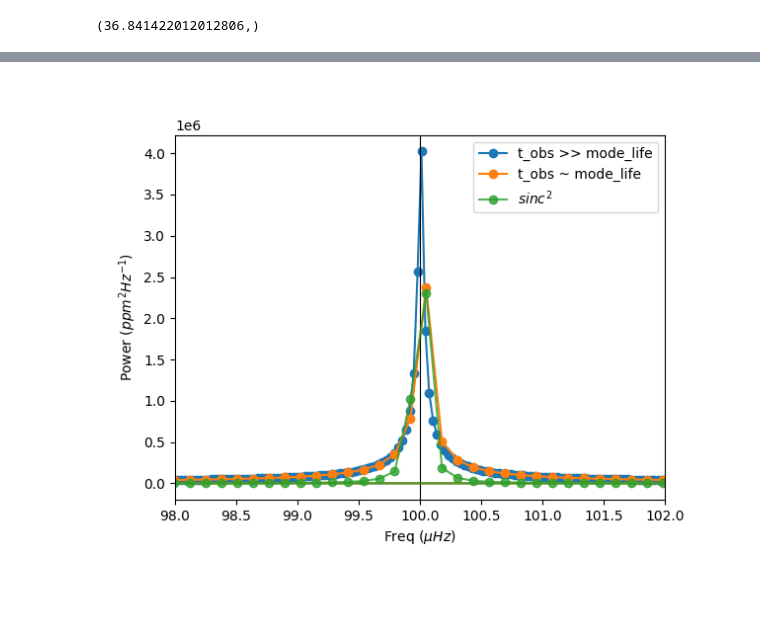
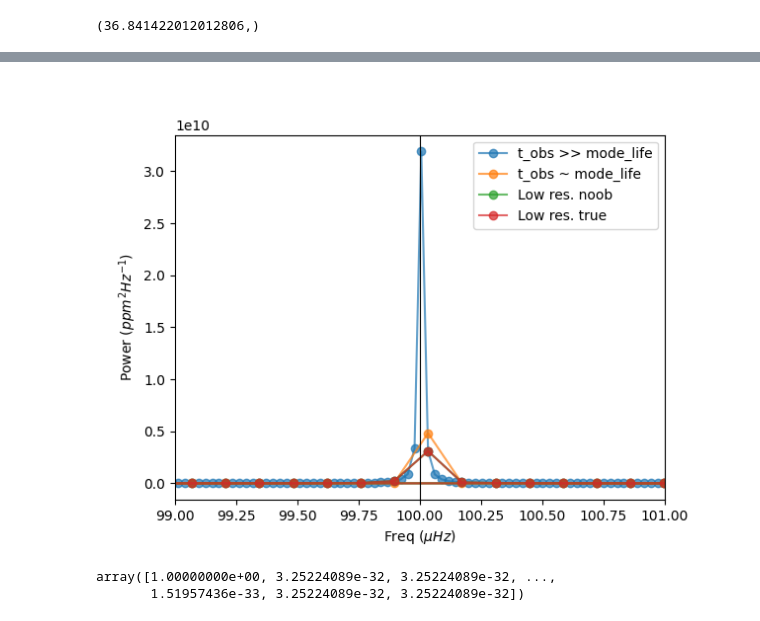
Before and after one commit to ghanghasnipun/damped-harmonic-oscillator, a Jupyter notebook: window_function_ft.ipynb, the cells around one changed output, grey strips where cells are left out. Saved outputs shown, nothing was run; the diff lists cells and outputs as text; code cells hidden in the pictures; blank space fills up the shorter version.

Commit message:
Fixes the error in PSD normalization and explores the convolution with sinc squared

```diff
--- a/window_function_ft.ipynb
+++ b/window_function_ft.ipynb
@@ -55,13 +55,13 @@ print(exp_decay(np.array([0,0.2,0.202]),tau=100))
 # %% [output]
 (36.841422012012806,)
 # %%
-t_obs = 365*24*60*60
-t_obs2 = 90*24*60*60
+t_obs2 = 84*24*60*60
+t_obs = 5*t_obs2    #365*24*60*60
 del_obs = 30*60
 t_samp = np.arange(0,t_obs+del_obs,del_obs)
 t_samp2 = np.arange(0,t_obs2+del_obs,del_obs)
 
-life_samp = 100*(24*60*60)
+life_samp = 200*(24*60*60)
 signal = exp_decay(t_samp,tau=life_samp)
 signal2 = exp_decay(t_samp2,tau=life_samp)
 plt.figure()
@@ -96,6 +99,7 @@ array([ 98.12242798,  98.25102881,  98.37962963,  98.50823045,
 # %%
-psd = np.abs(signal_fft)
-psd2 = np.abs(signal2_fft)
+psd = (np.abs(signal_fft)**2)/len(signal)
+psd2 = (np.abs(signal2_fft)**2)/len(signal2)
 
-norm_psd = np.sum(np.abs(signal_fft))/len(signal_fft)/(np.sum(psd))
-norm_psd2 = np.sum(np.abs(signal2_fft))/len(signal2_fft)/(np.sum(psd2))
+norm_psd = np.sum(np.abs(signal)**2)/(np.sum(psd))
+norm_psd2 = np.sum(np.abs(signal2)**2)/(np.sum(psd2))
+norm_psd,norm_psd2
@@ -106,13 +112,28 @@ np.sum(np.abs(signal_fft))/len(signal_fft)
+# %%
+signal_low_res = signal[::5]
+signal_low_res_fft = scipy.fft.fft(signal_low_res)
+signal_low_res_freq = scipy.fft.fftfreq(len(signal_low_res),t_samp[::5][-1]/t_samp[::5].shape[0])
+psd_low_res = (np.abs(signal_low_res_fft)**2)/len(signal_low_res)
+norm_psd_low_res = np.sum(np.abs(signal_low_res)**2)/(np.sum(psd_low_res))
 # %%
 plt.figure()
-plt.plot(signal_freq*1e6,norm_psd*psd*t_obs,'o-',label='t_obs >> mode_life')
-plt.plot(signal_freq2*1e6,norm_psd2*psd2*t_obs2,'o-',label='t_obs ~ mode_life')
+plt.plot(signal_freq*1e6,norm_psd*psd*t_obs,'o-',label='t_obs >> mode_life',alpha=0.7)
+plt.plot(signal_freq2*1e6,norm_psd2*psd2*t_obs2,'o-',label='t_obs ~ mode_life',alpha=0.7)
+plt.plot(signal_freq[::5]*1e6,norm_psd*psd[::5]*t_obs,'o-',label='Low res. noob',alpha=0.7)
+plt.plot(signal_freq[::5]*1e6,norm_psd_low_res*psd[::5]*t_obs,'o-',label='Low res. true',alpha=0.7)
 plt.axvline(100,linewidth=0.8,color='black')
 plt.xlabel(r'Freq ($\mu Hz$)')
 plt.ylabel(r'Power ($ppm^{2}Hz^{-1}$)')
-plt.plot(signal_freq2*1e6,np.max(norm_psd*psd*t_obs)*np.sinc(signal_freq2*t_obs2-t_obs2*100*1e-6)**2,'o-',alpha=0.8,label=r'$sinc^2$')
-plt.xlim(98,102)
+plt.xlim(99,101)
+# plt.xlim(0,)
 plt.legend()
+# plt.tight_layout()
 plt.show()
 # %% [output]
-[figure, old version]
+[figure, new version]
+# %%
+sinc_part = np.sinc(signal_freq2*t_obs2)**2
+sinc_part
+# %% [output]
+array([1.00000000e+00, 3.25224089e-32, 3.25224089e-32, ...,
+       1.51957436e-33, 3.25224089e-32, 3.25224089e-32])
```
Also changed, not shown: parts of 13 cells of this notebook.
